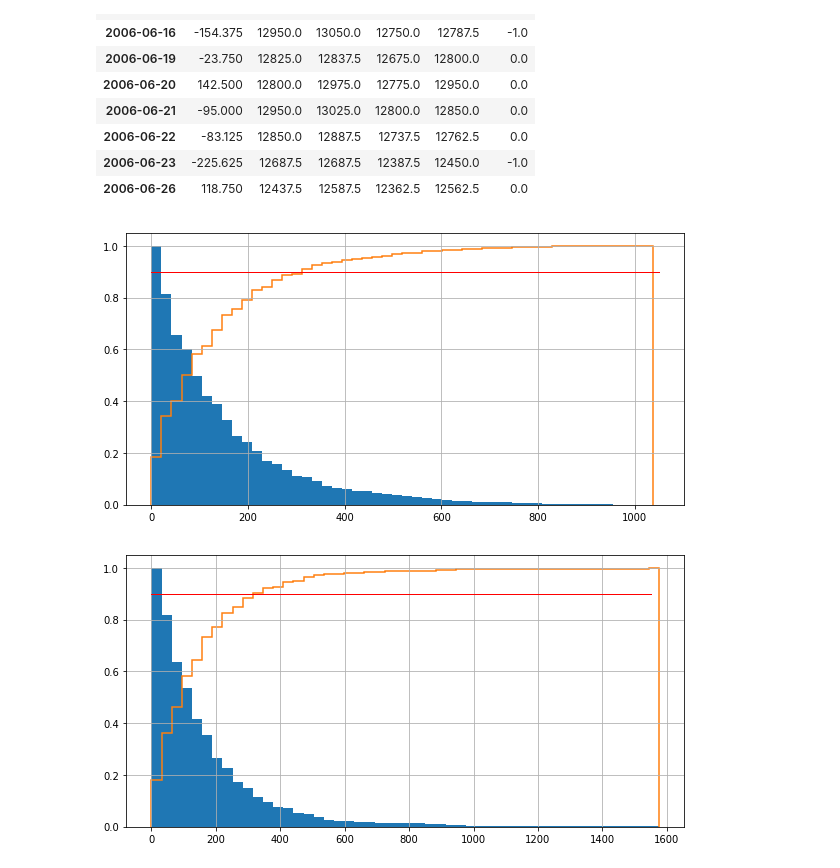
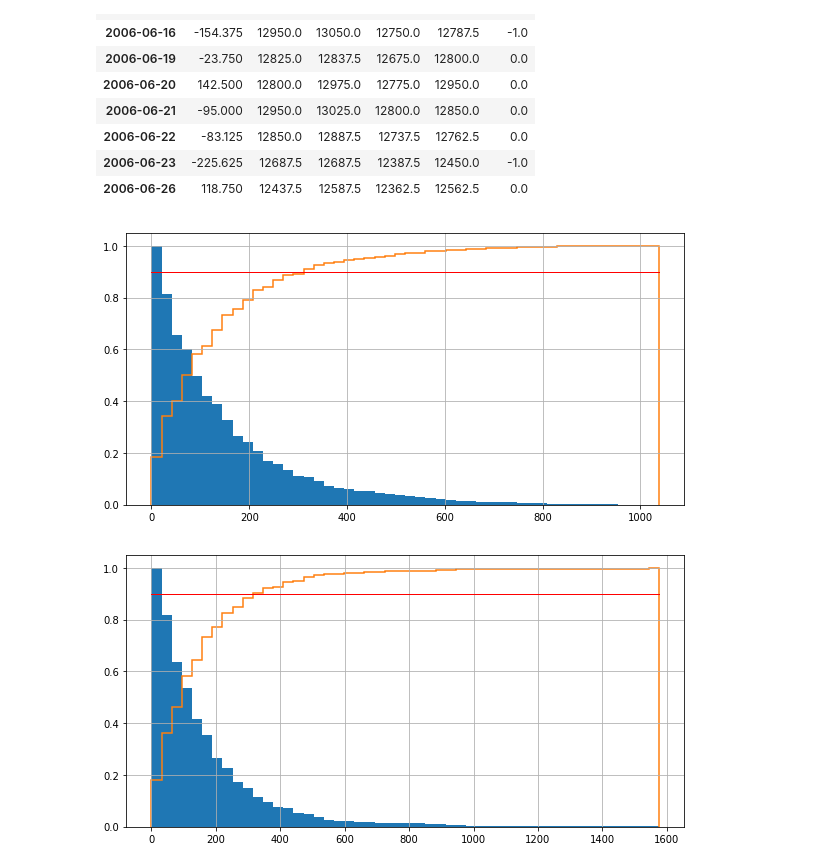
Before and after one commit to IzidoroBaltazar/MachineLearningEngineer, a Jupyter notebook: capstone_project/trading_project.ipynb, the cells around one changed output. Drawn from its saved outputs; the diff is of its cells as text; code cells hidden in the pictures.

```diff
--- a/capstone_project/trading_project.ipynb
+++ b/capstone_project/trading_project.ipynb
@@ -210,10 +210,10 @@ def stop_loss_gen(df):
 # %%
 gold_gains = stop_loss_gen(gold_gains)
 # %%
-def plot_histogram_cumsum(df, column, x_max=5000):
+def plot_histogram_cumsum(df, column):
     df[column].hist(bins=50, density=True, cumulative=-1, figsize=(10,5))
     df[column].hist(bins=50, density=True, linewidth=1.5, cumulative=True, histtype='step', figsize=(10,5))
-    plt.plot([0, x_max], [0.9, 0.9], lw=1, color='r')
+    plt.plot([0, df[column].max()], [0.9, 0.9], lw=1, color='r')
 # %%
 plot_histogram_cumsum(gold_gains[gold_gains.target == 1], 'Open_Low')
 # %% [output]
@@ -311,7 +317,7 @@ corn_gains.head(10)
 # %%
 corn_gains = stop_loss_gen(corn_gains)
 # %%
-plot_histogram_cumsum(corn_gains[corn_gains.target == 1], 'Open_Low', x_max=1050)
+plot_histogram_cumsum(corn_gains[corn_gains.target == 1], 'Open_Low')
 # %% [output]
-[figure, old version]
+[figure, new version]
 # %%
```
Also changed, not shown: parts of 18 cells of this notebook.
